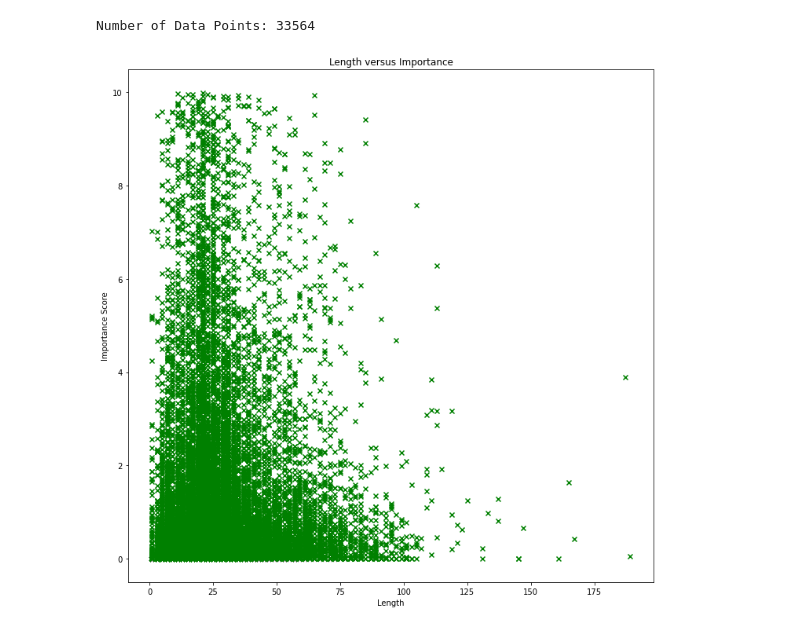
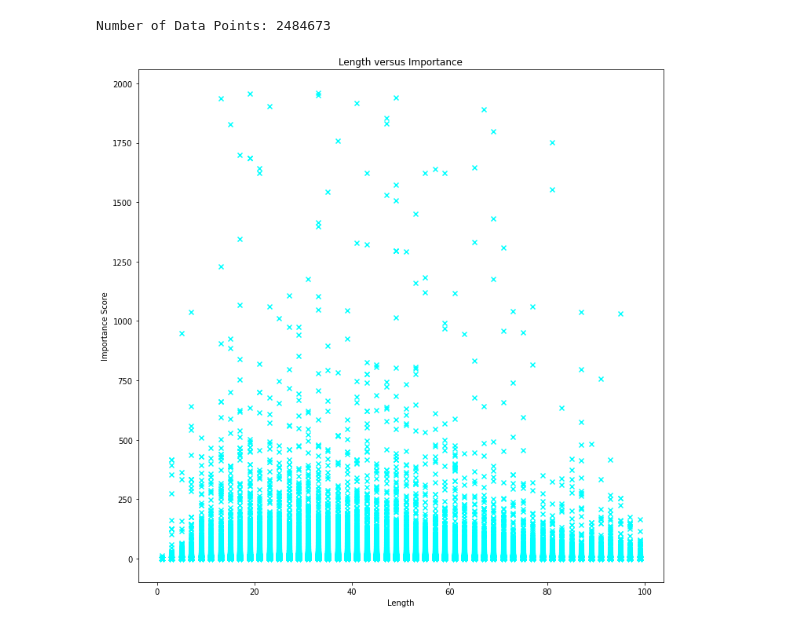
Before and after one commit to sayarghoshroy/relevance-paradox, a Jupyter notebook: experiments.ipynb, the cells around one changed output. Cells and saved outputs as stored; diff of their text form; code cells hidden in the pictures.

Commit message:
Updated Data, Added Prelim Results

```diff
--- a/experiments.ipynb
+++ b/experiments.ipynb
@@ -53,12 +54,12 @@ scores = []
 similarity_scores = []
 
 # Run test for a Specific Number of Documents
-limit = 1000
+# limit = 1000
 
 for key in tqdm(sent_scores.keys(), total = limit):
     doc = sent_scores[key]['sent_labels']
+    # print(doc)
     sent_embs = []
-    doc_emb = 0
     full_sequence = ""
 
     for unit in doc:
@@ -70,36 +71,38 @@ for key in tqdm(sent_scores.keys(), total = limit):
               # checking if it is a grammatical sentence
               temp_score = float(unit[1])
               temp_length = int(len(regtok(unit[0])))
-              semantic_vec = nlp(unit[0])
+              # semantic_vec = nlp(unit[0])
 
-              if temp_score > -1 and temp_score < 10:
+              if temp_score > -1 and temp_score < 2000 and temp_length < 100:
+                  # print(unit[0])
                   scores.append(temp_score)
                   lengths.append(temp_length)
-                  sent_embs.append(semantic_vec)
-                  full_sequence = full_sequence + unit[0] + " "
+                  # sent_embs.append(semantic_vec)
+                  full_sequence = full_sequence + unit[0].strip() + " "
+                  # print(full_sequence)
 
       except Exception as e:
          continue
 
-    doc_emp = nlp(full_sequence)
-    for emb in sent_embs:
-        similarity_scores.append(doc_emb.similarity(emb))
+    # doc_emb = nlp(full_sequence)
+    # for emb in sent_embs:
+    #     similarity_scores.append(doc_emb.similarity(emb))
 # %%
 assert len(lengths) == len(scores)
-assert len(lengths) == len(similarity_scores)
+# assert len(lengths) == len(similarity_scores)
 print("Number of Data Points: " + str(len(lengths)))
 # %% [output]
-Number of Data Points: 33564
+Number of Data Points: 2484673
 # %%
 # Study against Length
 fig = plt.figure(figsize = (12, 12))
 p = fig.add_subplot('111')
 p.set_title('Length versus Importance')
 p.set_xlabel('Length')
 p.set_ylabel('Importance Score')
-p.scatter(lengths, scores, color = 'green', marker = 'x')
+p.scatter(lengths, scores, color = 'cyan', marker = 'x')
 plt.show()
 # %% [output]
-[figure, old version]
+[figure, new version]
 # %%
 # ^_^ Thank You
```
Also changed, not shown: parts of 3 cells of this notebook.
